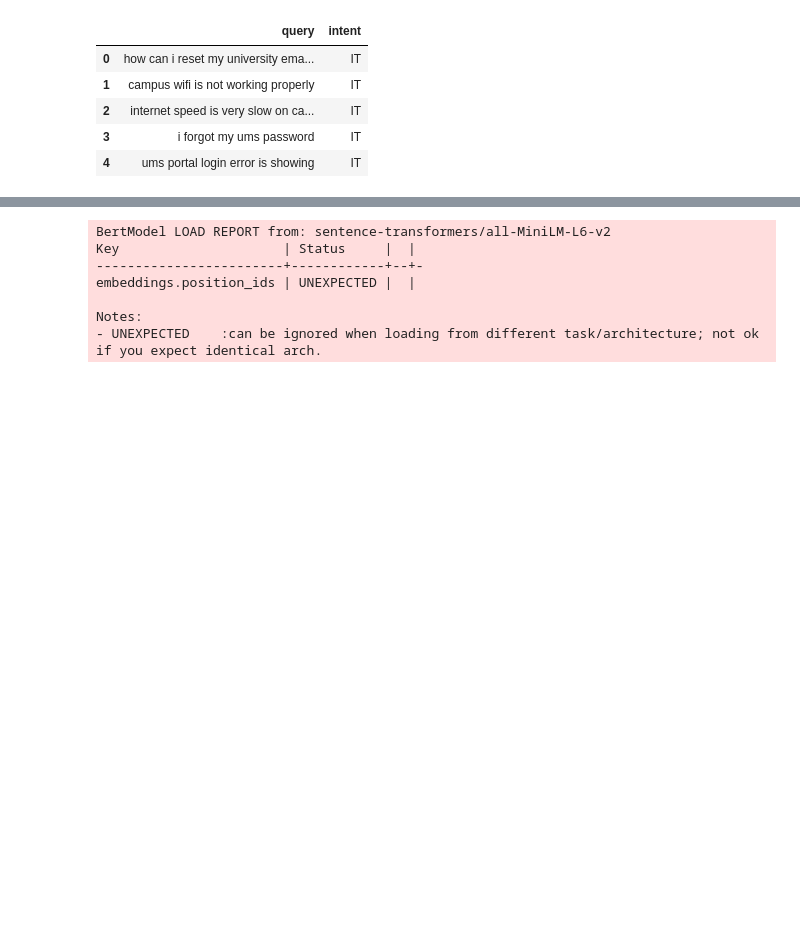
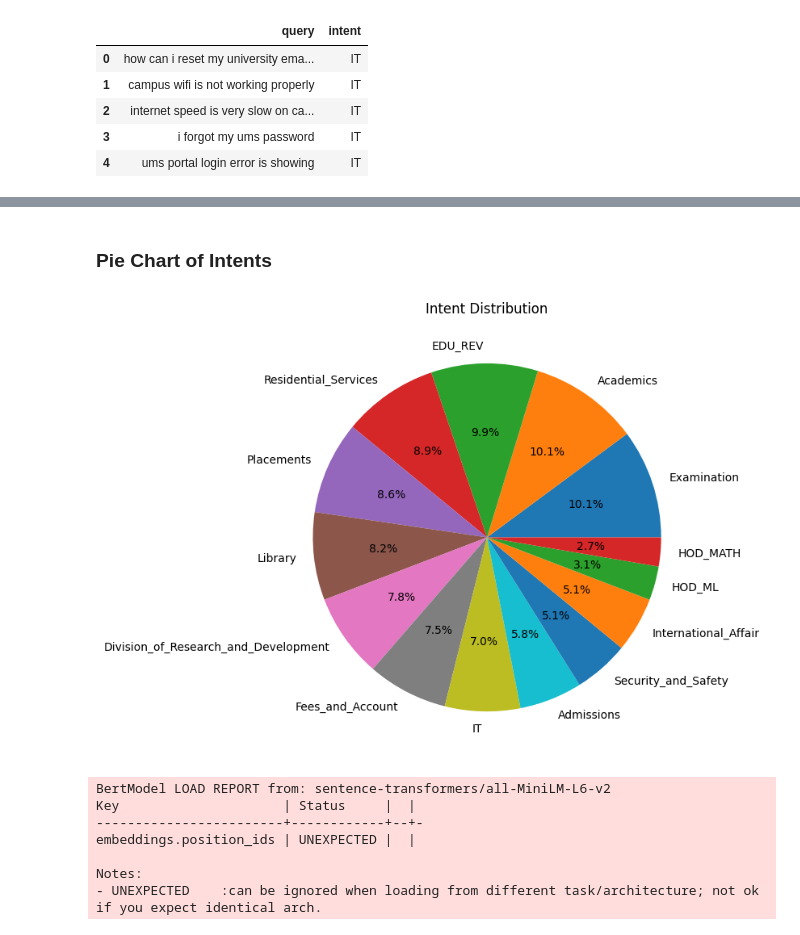
Before and after one commit to kumarrishuraj/A-Self-Adaptive-Intent-Aware-Natural-Language-Query-Routing-System-with-Automated-Team-Allocation, a Jupyter notebook: notebooks/train_model.ipynb, the cells around one changed output, grey strips where cells are left out. Cells and saved outputs as stored; diff of their text form; code cells hidden in the pictures; blank space fills up the shorter version.

```diff
--- a/notebooks/train_model.ipynb
+++ b/notebooks/train_model.ipynb
@@ -80,3 +98,14 @@ data.head()
+# %% [markdown]
+### Pie Chart of Intents
+# %%
+intent_counts = data["intent"].value_counts()
+
+plt.figure(figsize=(7,7))
+plt.pie(intent_counts, labels=intent_counts.index, autopct='%1.1f%%')
+plt.title("Intent Distribution")
+plt.show()
+# %% [output]
+[figure, added]
 # %%
 X_train, X_test, y_train, y_test = train_test_split(
     X, y, test_size=0.2, random_state=42
```
Also changed, not shown: parts of 17 cells of this notebook, 3 other files.
